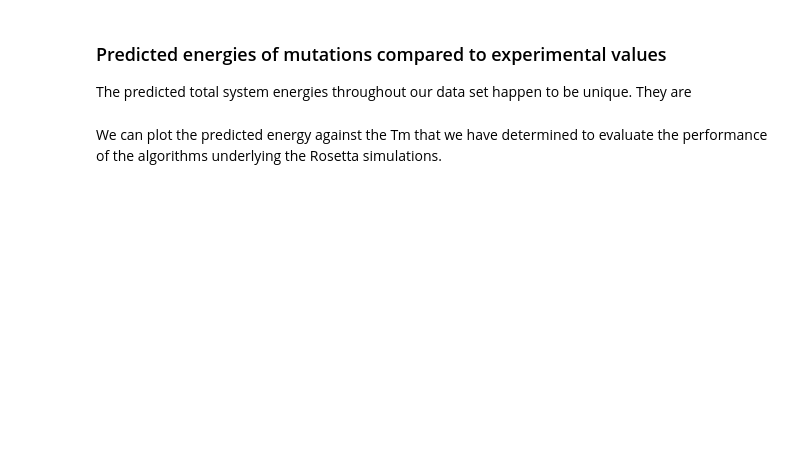
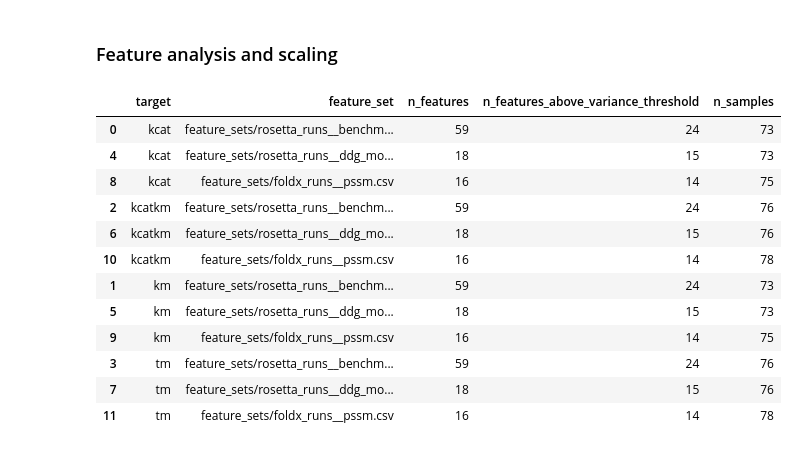
Before and after one commit to dacarlin/bglb_machine_learning, a Jupyter notebook: feature_analysis.ipynb, the cells around one changed output. Saved outputs shown, nothing was run; the diff lists cells and outputs as text; code cells hidden in the pictures; blank space fills up the shorter version.

```diff
--- a/feature_analysis.ipynb
+++ b/feature_analysis.ipynb
@@ -85,8 +27,76 @@ Feature set: feature_sets/rosetta_runs__benchmark.csv
+# %% [markdown]
+### Feature analysis and scaling
+# %%
+col_names = ['target', 'feature_set', 'n_features', 'n_features_above_variance_threshold', 'n_samples' ]
+feature_summary = []
+features = {}
+
+for feature_set, label in feature_sets:
+
+    # read in feature set
+    df = pandas.read_csv( feature_set, index_col=0 )
+
+    # get only numeric data
+    df = df.select_dtypes([ 'float64' ])
+
+    for target in target_names:
+
+        # construct intitial df
+        name = 'target_{}'.format( target )
+        tar = target_df[[ name ]]
+
+        # join
+        J = tar.join( df ).dropna()
+
+        # break out X, y
+        X = J.ix[:, 1:]
+        y = J.ix[:, 0].ravel()
+
+        # remove features with variance below threshold
+        var = feature_selection.VarianceThreshold( 0.001 )
+        X_passed_threshold = var.fit_transform( X )
+        support_indices = var.get_support( indices=True )
+        X = pandas.DataFrame( X_passed_threshold, columns=X.columns[support_indices] )
+
+        # scale features
+        scl = preprocessing.RobustScaler()
+        scaled_X = scl.fit_transform( X )
+        X = pandas.DataFrame( scaled_X, columns=X.columns )
+
+        # update the features dictionary
+        features.update({ ( target, feature_set ): ( X, y ) })
+
+        # print a report
+        result = ( target, feature_set, len(J.columns)-1, len(X.columns), len( J ) )
+        feature_summary.append( result )
+
+        # assess single feature correlations
+        J = X.copy()
+        J[ name ] = y
+        c = J.corr( method='pearson' )[[ name ]].dropna().drop( name )
+
+        # save a sorted table of single-feature correlations
+        c[ 'abs_pearson' ] = c[ name ].map( abs )
+        c = c.sort_values( by='abs_pearson' )
+        c.to_csv( 'feature_correlations/{}__{}.csv'.format( target, label ) )
+
+# print a nice report dataframe
+pandas.DataFrame( feature_summary, columns=col_names ).sort_values( by='target' )
+# %% [output]
+|  | target | feature_set | n_features | n_features_above_variance_threshold | n_samples |
+| 0 | kcat | feature_sets/rosetta_runs__benchm... | 59 | 24 | 73 |
+| 4 | kcat | feature_sets/rosetta_runs__ddg_mo... | 18 | 15 | 73 |
+| 8 | kcat | feature_sets/foldx_runs__pssm.csv | 16 | 14 | 75 |
+| 2 | kcatkm | feature_sets/rosetta_runs__benchm... | 59 | 24 | 76 |
+| 6 | kcatkm | feature_sets/rosetta_runs__ddg_mo... | 18 | 15 | 76 |
+| 10 | kcatkm | feature_sets/foldx_runs__pssm.csv | 16 | 14 | 78 |
+| 1 | km | feature_sets/rosetta_runs__benchm... | 59 | 24 | 73 |
+| 5 | km | feature_sets/rosetta_runs__ddg_mo... | 18 | 15 | 73 |
+| 9 | km | feature_sets/foldx_runs__pssm.csv | 16 | 14 | 75 |
+| 3 | tm | feature_sets/rosetta_runs__benchm... | 59 | 24 | 76 |
+| 7 | tm | feature_sets/rosetta_runs__ddg_mo... | 18 | 15 | 76 |
+| 11 | tm | feature_sets/foldx_runs__pssm.csv | 16 | 14 | 78 |
 # %%
 # write out the scaled features so we can use in ML notebooks
 with open( 'feature_sets/scaled.pkl', 'wb' ) as fn:
     pickle.dump( features, fn )
-# %% [markdown]
-### Predicted energies of mutations compared to experimental values
-
-The predicted total system energies throughout our data set happen to be unique. They are
@@ -95,2 +102,0 @@ make_plots = [ 'total', 'total_score', 'total energy' ]
-# %% [markdown]
-We can plot the predicted energy against the Tm that we have determined to evaluate the performance of the algorithms underlying the Rosetta simulations.
```
Also changed, not shown: parts of 21 cells of this notebook.
